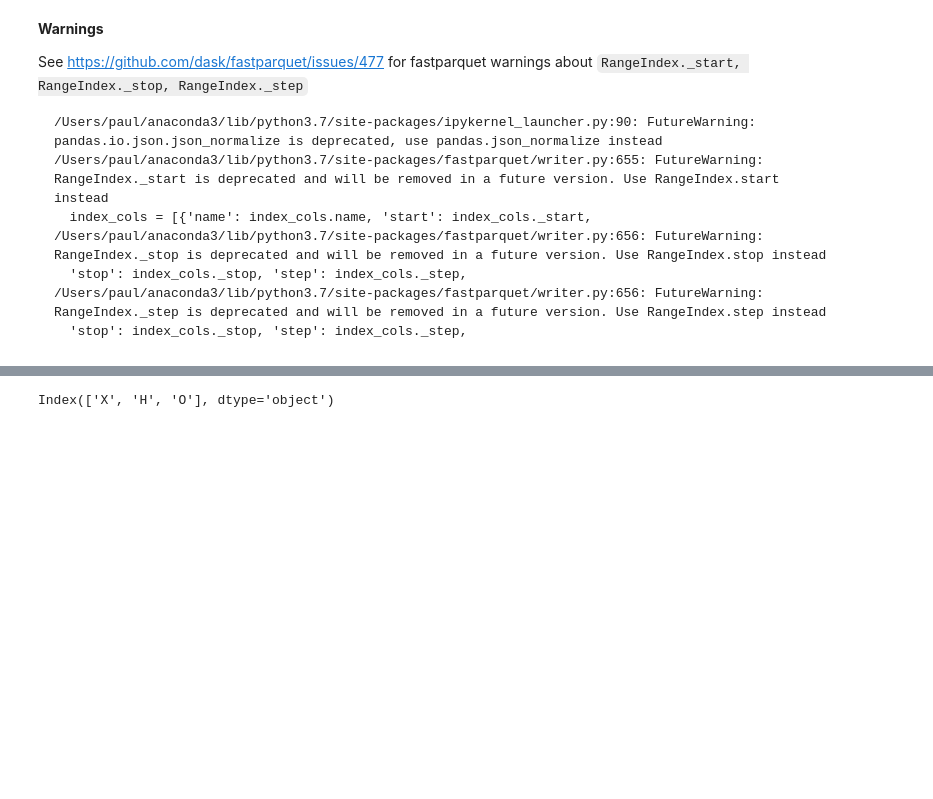
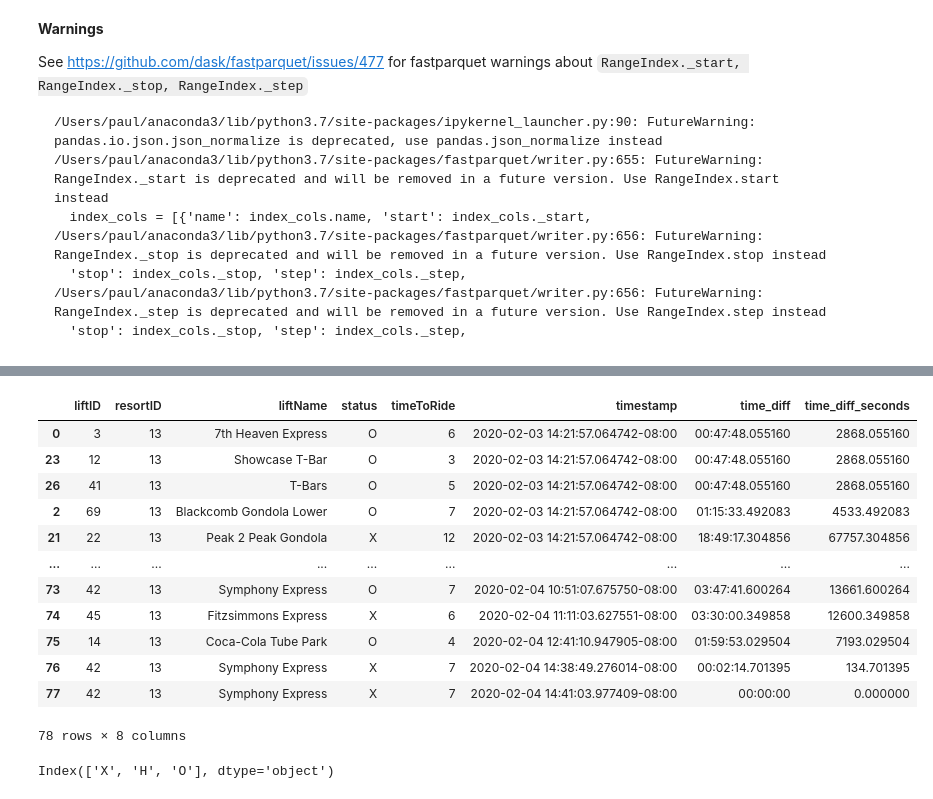
Before and after one commit to Pall-v/snowbot, a Jupyter notebook: notebooks/2.0-pv-process-json.ipynb, the cells around one changed output, grey strips where cells are left out. Saved outputs shown, nothing was run; the diff lists cells and outputs as text; code cells hidden in the pictures; blank space fills up the shorter version.

```diff
--- a/notebooks/2.0-pv-process-json.ipynb
+++ b/notebooks/2.0-pv-process-json.ipynb
@@ -514,3 +655,19 @@ lifts_status_changes_parq_df
+# %%
+lifts_status_changes_parq_df.sort_values('timestamp')
+# %% [output]
+|  | liftID | resortID | liftName | status | timeToRide | timestamp | time_diff | time_diff_seconds |
+| 0 | 3 | 13 | 7th Heaven Express | O | 6 | 2020-02-03 14:21:57.064742-08:00 | 00:47:48.055160 | 2868.055160 |
+| 23 | 12 | 13 | Showcase T-Bar | O | 3 | 2020-02-03 14:21:57.064742-08:00 | 00:47:48.055160 | 2868.055160 |
+| 26 | 41 | 13 | T-Bars | O | 5 | 2020-02-03 14:21:57.064742-08:00 | 00:47:48.055160 | 2868.055160 |
+| 2 | 69 | 13 | Blackcomb Gondola Lower | O | 7 | 2020-02-03 14:21:57.064742-08:00 | 01:15:33.492083 | 4533.492083 |
+| 21 | 22 | 13 | Peak 2 Peak Gondola | X | 12 | 2020-02-03 14:21:57.064742-08:00 | 18:49:17.304856 | 67757.304856 |
+| ... | ... | ... | ... | ... | ... | ... | ... | ... |
+| 73 | 42 | 13 | Symphony Express | O | 7 | 2020-02-04 10:51:07.675750-08:00 | 03:47:41.600264 | 13661.600264 |
+| 74 | 45 | 13 | Fitzsimmons Express | X | 6 | 2020-02-04 11:11:03.627551-08:00 | 03:30:00.349858 | 12600.349858 |
+| 75 | 14 | 13 | Coca-Cola Tube Park | O | 4 | 2020-02-04 12:41:10.947905-08:00 | 01:59:53.029504 | 7193.029504 |
+| 76 | 42 | 13 | Symphony Express | X | 7 | 2020-02-04 14:38:49.276014-08:00 | 00:02:14.701395 | 134.701395 |
+| 77 | 42 | 13 | Symphony Express | X | 7 | 2020-02-04 14:41:03.977409-08:00 | 00:00:00 | 0.000000 |
+78 rows × 8 columns
 # %%
 parq_df.status.cat.categories
 # %% [output]
```
Also changed, not shown: parts of 14 cells of this notebook, 2 other files.
